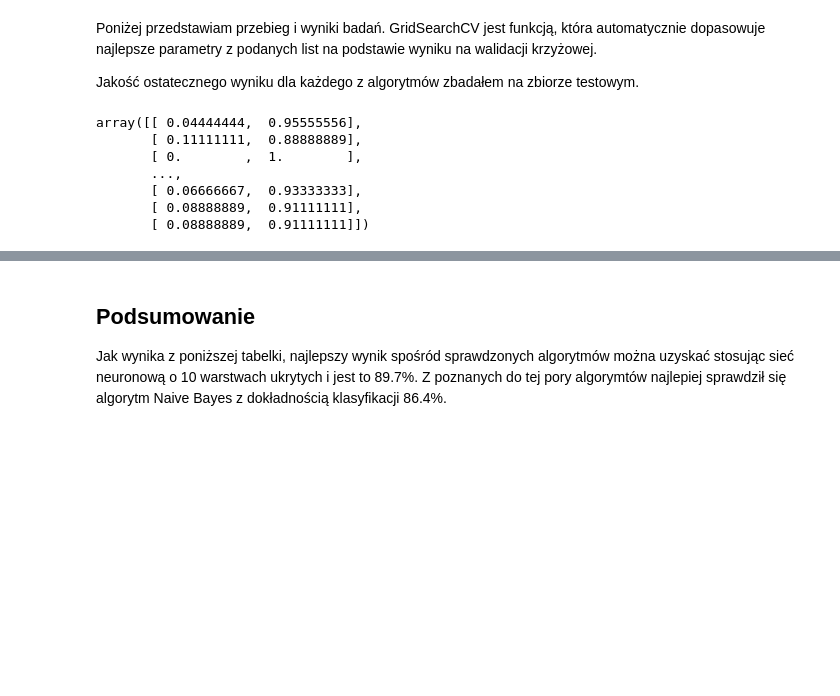
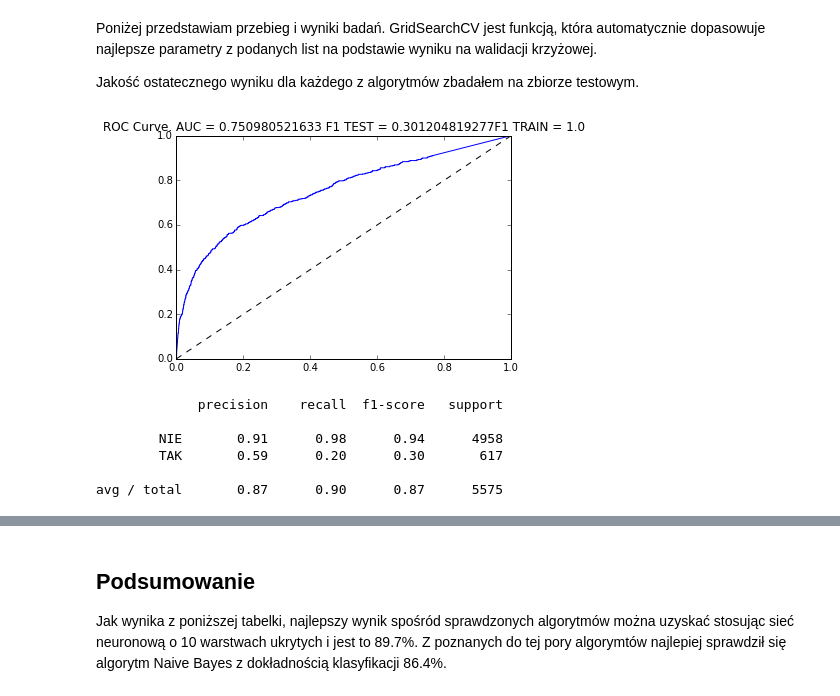
Before and after one commit to bdfhjk/SUS, a Jupyter notebook: zadanie2/zadanie2.ipynb, the cells around one changed output, grey strips where cells are left out. Saved outputs shown, nothing was run; the diff lists cells and outputs as text; code cells hidden in the pictures; blank space fills up the shorter version.

```diff
--- a/zadanie2/zadanie2.ipynb
+++ b/zadanie2/zadanie2.ipynb
@@ -145,24 +236,15 @@ results = pd.DataFrame()
-# %%
-knc = KNeighborsClassifier(n_neighbors=45, weights='distance', algorithm='brute')
-#parameters = {'weights':'distance', 'algorithm':'brute'}
-parameters={}
-
-clf = grid_search.GridSearchCV(knc, parameters, n_jobs=-1, scoring='f1')
-clf.fit(train_X, train_Y)
-test_P = clf.predict_proba(test_X)
-#score = f1_score(test_Y, test_P)
-#results = results.append({'Klasyfikator':'kNN', 'Wynik':score, 'Parametry':str(clf.best_params_)}, ignore_index=True)
-# %%
-test_P.sort()
-test_P
-# %% [output]
-array([[ 0.04444444,  0.95555556],
-       [ 0.11111111,  0.88888889],
-       [ 0.        ,  1.        ],
-       ...,
-       [ 0.06666667,  0.93333333],
-       [ 0.08888889,  0.91111111],
-       [ 0.08888889,  0.91111111]])
+# %%
+knc = KNeighborsClassifier(n_neighbors = 24, weights='distance', algorithm='brute')
+knc.fit(train_X, train_Y)
+score_classifier(knc)
+# %% [output]
+[figure, added]
+             precision    recall  f1-score   support
+
+        NIE       0.91      0.98      0.94      4958
+        TAK       0.59      0.20      0.30       617
+
+avg / total       0.87      0.90      0.87      5575
 # %%
 dtc = tree.DecisionTreeClassifier()
 
```
Also changed, not shown: parts of 24 cells of this notebook.
